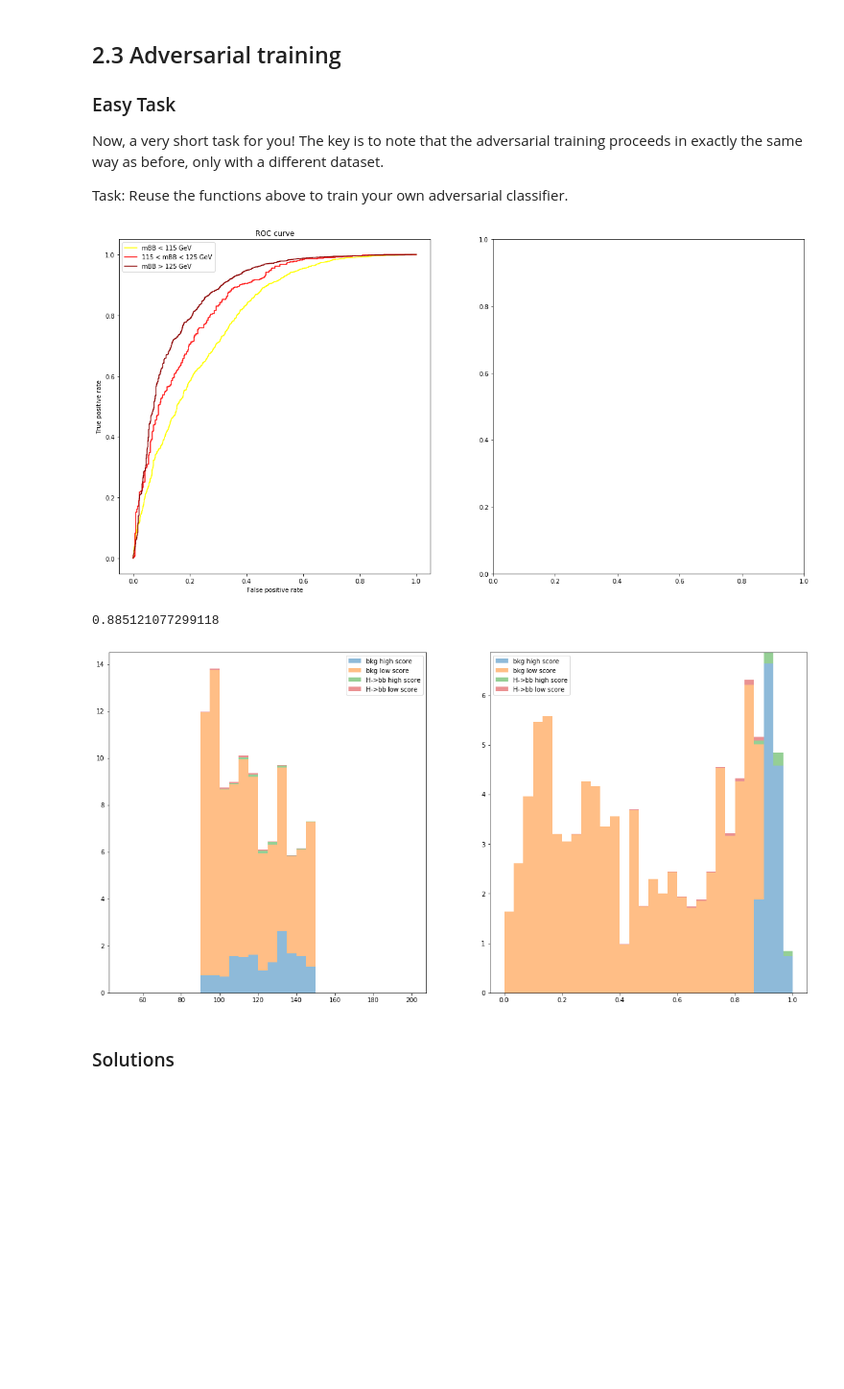
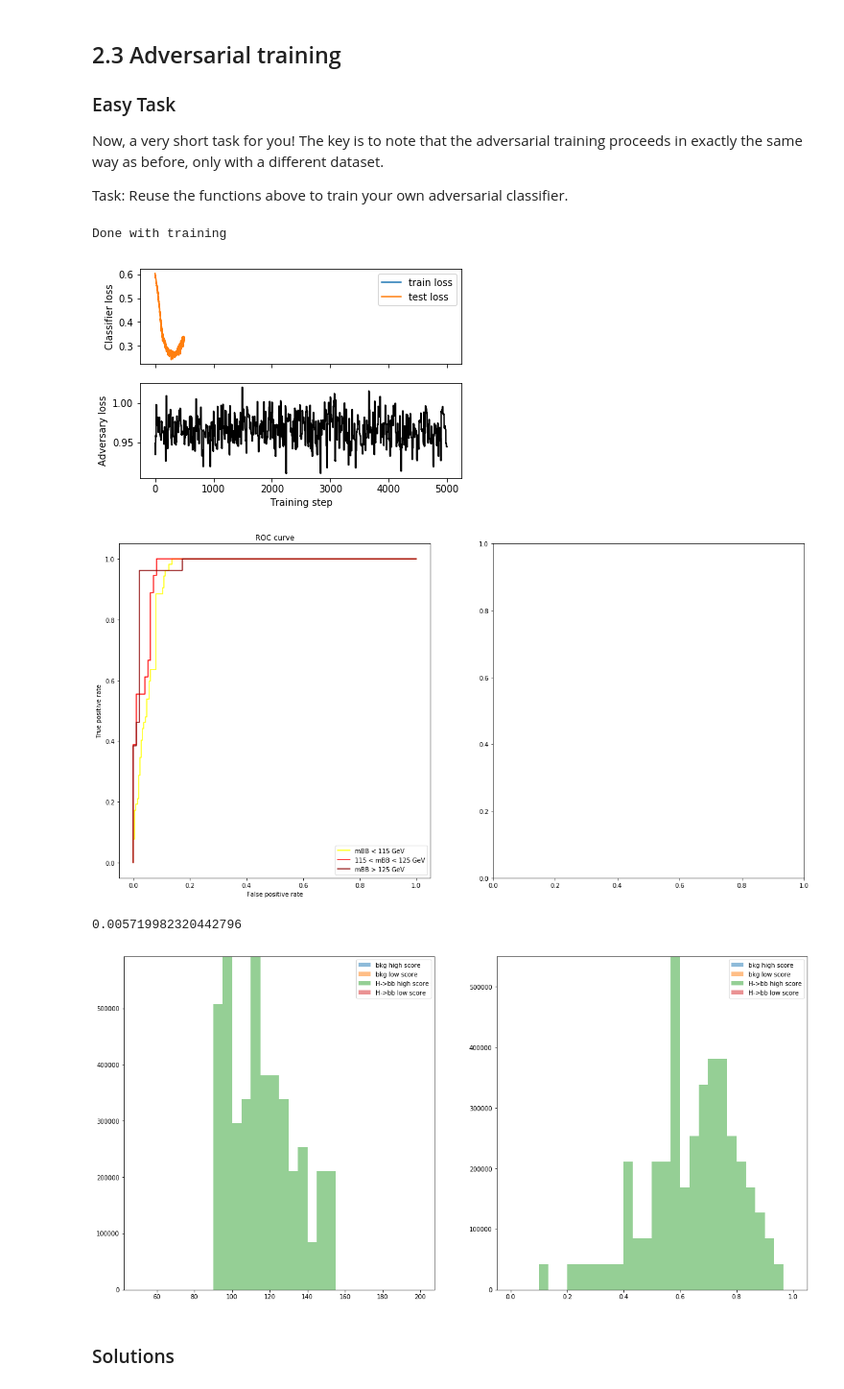
Before and after one commit to hessikaveh/VHbbPytorch, a Jupyter notebook: SummerStudent.ipynb, the cells around one changed output. Shown at 96% size. Drawn from its saved outputs; the diff is of its cells as text; code cells hidden in the pictures; blank space fills up the shorter version.

```diff
--- a/SummerStudent.ipynb
+++ b/SummerStudent.ipynb
@@ -469,7 +469,7 @@ else:
 #Y = df[['Y']]
 all_features = ['recon_Wmass', 'recon_Hmass', 'deltaR_reconHW', 'recon_Hpt', 'recon_Wpt', 'deltaR_bb', 'deltaR_W', 'Jet_HT', 'bJet_pt1', 'bJet_pt2',
                 'WJet_pt1', 'WJet_pt2', 'bJet_btagDeepB1', 'bJet_btagDeepB2', 'WJet_btagDeepB1', 'WJet_btagDeepB2']
-features = ['recon_Wmass', 'recon_Hmass', 'deltaR_reconHW', 'recon_Hpt', 'recon_Wpt', 'deltaR_bb', 'deltaR_W', 'Jet_HT', 'bJet_pt1', 'bJet_pt2',
+features = ['recon_Wmass', 'deltaR_reconHW', 'recon_Hpt', 'recon_Wpt', 'deltaR_bb', 'deltaR_W', 'Jet_HT', 'bJet_pt1', 'bJet_pt2',
                 'WJet_pt1', 'WJet_pt2', 'bJet_btagDeepB1', 'bJet_btagDeepB2', 'WJet_btagDeepB1', 'WJet_btagDeepB2']
 data = unpickle("data_summer.h5")
 X_train = data['train']['X']
@@ -581,7 +603,7 @@ from matplotlib.patches import Patch
 def show_roc_curves_hbb(ax, clf, generate):
 
     # generate test data
-    n_samples = 10000
+    n_samples = 500
     X, Y, Z, weights = generate(n_samples)
 
     # split events in the three mass ranges
@@ -621,7 +643,7 @@ def show_roc_curves_hbb(ax, clf, generate):
 def show_mass_distribution(ax, clf, generate):
 
     # generate test data
-    n_samples = 10000
+    n_samples = 500
     X, Y, Z, weights = generate(n_samples)
 
     # split events depending on the score they get
@@ -659,7 +681,7 @@ def show_mass_distribution(ax, clf, generate):
 def show_discriminator_distribution(ax, clf, generate):
 
     # generate test data
-    n_samples = 10000
+    n_samples = 500
     X, Y, Z, weights = generate(n_samples)
 
     # split events depending on the score they get
@@ -725,19 +747,21 @@ Task: Reuse the functions above to train your own adversarial classifier.
 # %%
 
 #
 # train the classifier here:
-#clf_hbb_adv = adversarial_training(generate_hbb, 500)
+clf_hbb_adv = adversarial_training(generate_hbb, 500)
 #
 # evaluate the classifier here:
 evaluate_hbb_classifier(clf_hbb_adv, generate_hbb)
 evaluate_hbb_classifier2(clf_hbb_adv, generate_hbb)
 
 #
 #
 # %% [output]
+Done with training
-[figure, old version]
+[figure, new version]
-0.885121077299118
-[figure, old version]
+[figure, new version]
+0.005719982320442796
+[figure, added]
 # %% [markdown]
 ### Solutions
 # %%
```
Also changed, not shown: parts of 4 cells of this notebook.
